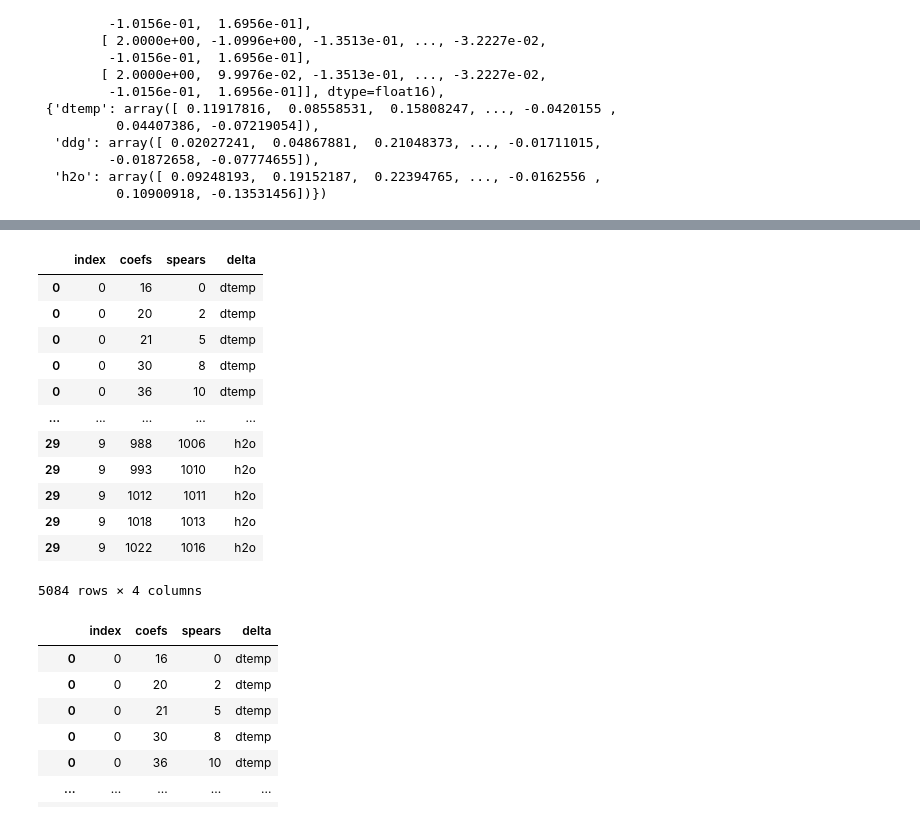
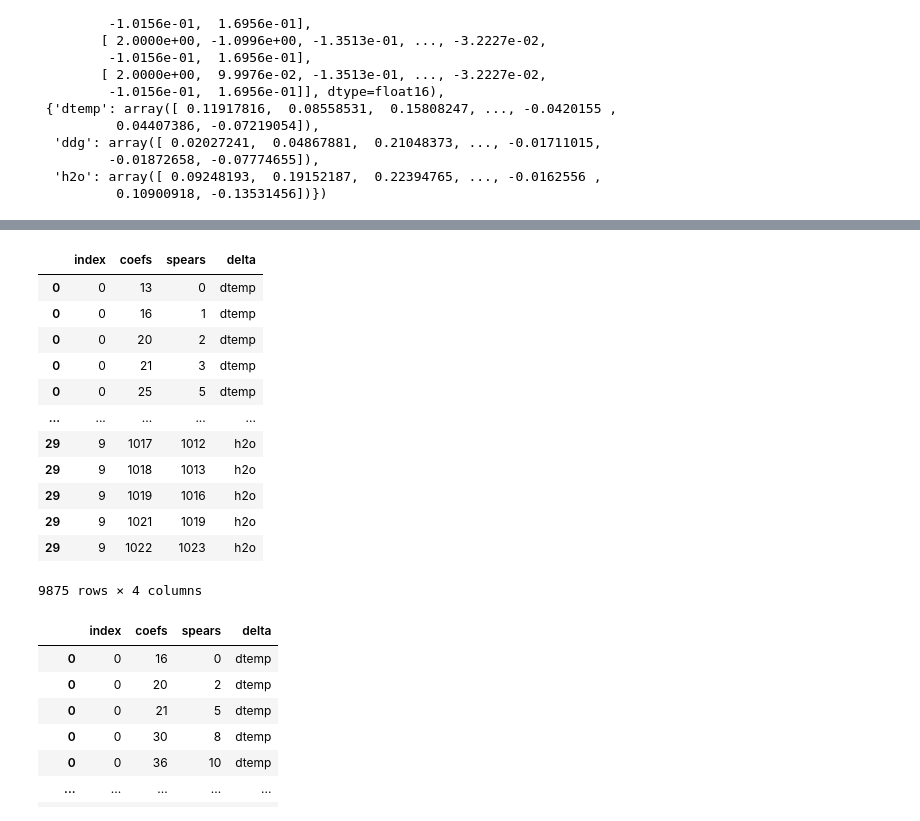
Before and after one commit to lkndl/mapra, a Jupyter notebook: mapra/9_more.ipynb, the cells around one changed output, grey strips where cells are left out. Drawn from its saved outputs; the diff is of its cells as text; code cells hidden in the pictures.

```diff
--- a/mapra/9_more.ipynb
+++ b/mapra/9_more.ipynb
@@ -295,7 +295,6 @@ npr, spearman_rhos,
 # %%
 test_size = .2
 params = range(10)
-dt = pd.DataFrame(columns=['loop', 'delta', 'coefs', 'spears'])
 store = dict()
 for row, random_state in enumerate(params):
 
@@ -314,7 +313,7 @@ for row, random_state in enumerate(params):
 
         regr = linear_model.LassoLarsCV()
         regr.fit(X, y.flatten())
-        coefs = [i for i, c in enumerate(regr.coef_) if c > 0]
+        coefs = [i for i, c in enumerate(regr.coef_) if c != 0]
         all_coefs.append(coefs)
 
         # find the best-correlating columns in the training set
@@ -355,26 +371,26 @@ len(regr.active_)
 # %%
 dt = pd.DataFrame(store).T.rename(columns={0: 'coefs', 1: 'spears'})
 dt = dt.apply(pd.Series.explode)
 dt['delta'] = delta_labels * len(params)
 dt = dt.reset_index()
 dt = dt.apply(pd.Series.explode)
 dt = dt.convert_dtypes()
-dt.to_csv('../txts/10_loops_col_picking.csv')
+dt.to_csv('../txts/10_all.csv')
 dt
 # %% [output]
 |  | index | coefs | spears | delta |
-| 0 | 0 | 16 | 0 | dtemp |
+| 0 | 0 | 13 | 0 | dtemp |
+| 0 | 0 | 16 | 1 | dtemp |
 | 0 | 0 | 20 | 2 | dtemp |
-| 0 | 0 | 21 | 5 | dtemp |
-| 0 | 0 | 30 | 8 | dtemp |
-| 0 | 0 | 36 | 10 | dtemp |
+| 0 | 0 | 21 | 3 | dtemp |
+| 0 | 0 | 25 | 5 | dtemp |
 | ... | ... | ... | ... | ... |
-| 29 | 9 | 988 | 1006 | h2o |
-| 29 | 9 | 993 | 1010 | h2o |
-| 29 | 9 | 1012 | 1011 | h2o |
+| 29 | 9 | 1017 | 1012 | h2o |
 | 29 | 9 | 1018 | 1013 | h2o |
-| 29 | 9 | 1022 | 1016 | h2o |
+| 29 | 9 | 1019 | 1016 | h2o |
+| 29 | 9 | 1021 | 1019 | h2o |
+| 29 | 9 | 1022 | 1023 | h2o |
-5084 rows × 4 columns
+9875 rows × 4 columns
 # %%
 ddt = pd.read_csv('../txts/10-20_loops_col_picking.csv').drop(columns='Unnamed: 0')
 dt = pd.concat((dt, ddt))
```
Also changed, not shown: parts of 20 cells of this notebook, 4 other files.
